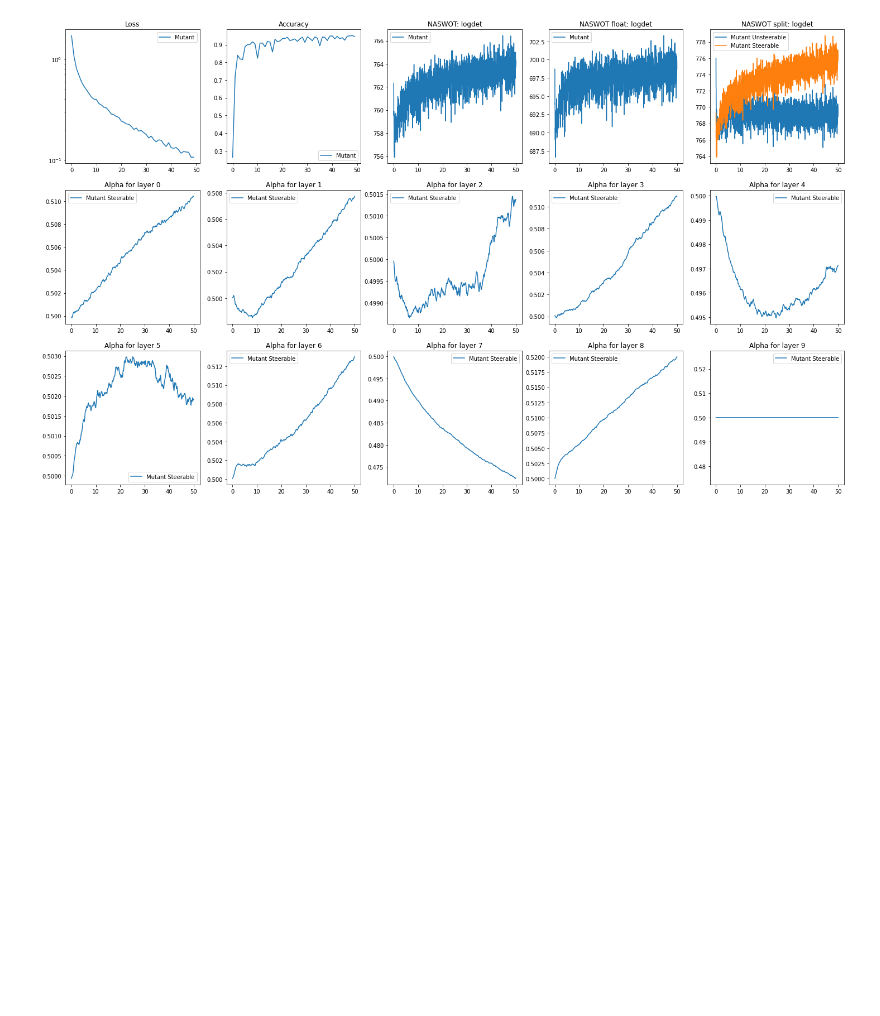
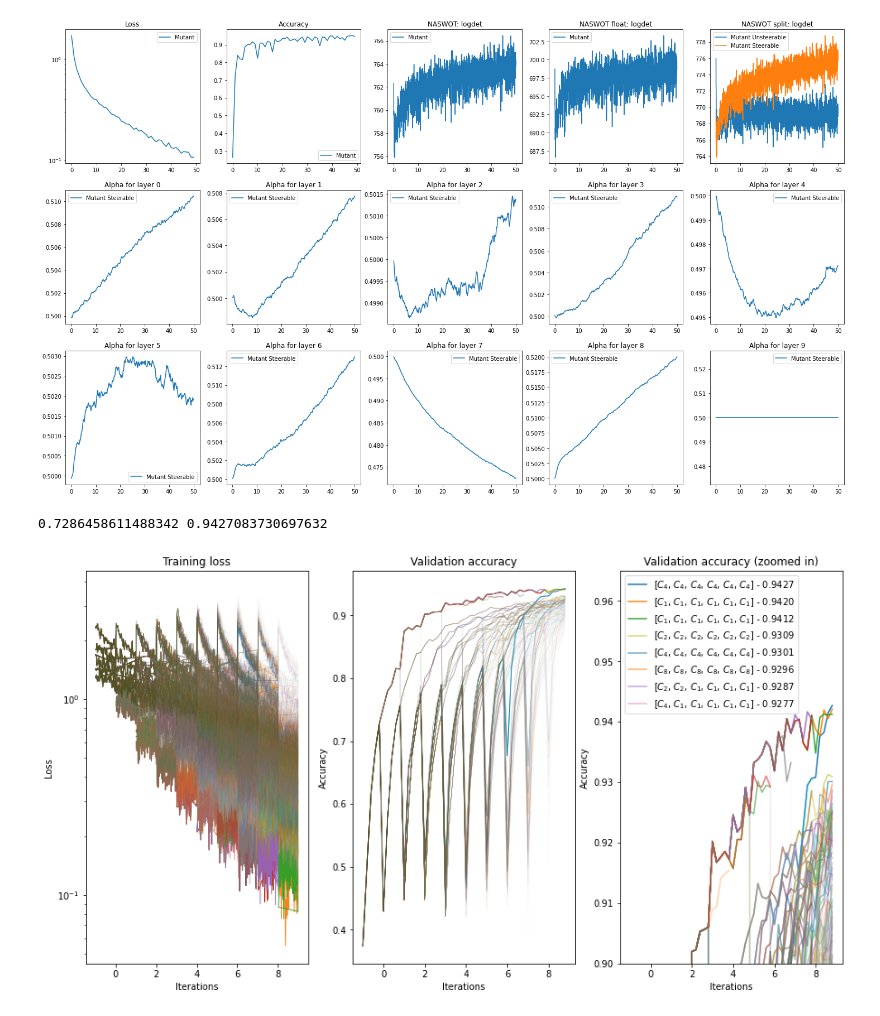
Before and after one commit to k8lion/equiNAS, a Jupyter notebook: plot.ipynb, the cells around one changed output. Saved outputs shown, nothing was run; the diff lists cells and outputs as text; code cells hidden in the pictures; blank space fills up the shorter version.

```diff
--- a/plot.ipynb
+++ b/plot.ipynb
@@ -79,3 +82,49 @@ for l in range(10):
     ax[int(l/5)+1,l%5].set_title('Alpha for layer '+str(l))
 # %% [output]
 [figure]
+# %%
+file='logshc_2022-05-30_17:40:26'
+with open('out/'+file+'.pkl','rb') as savefile:
+    save = pickle.load(savefile)
+# %%
+fig, (ax1, ax2, ax3) = plt.subplots(1, 3, figsize=(15,8))
+accs = [log['validation']['accuracy'][-1] for log in save.values()]
+maxacc = max(accs)
+minacc = min(accs)
+print(minacc, maxacc)
+ax1.set_yscale('log')
+for uuid, log in sorted(save.items(), key=lambda x: x[1]['validation']['accuracy'][-1], reverse=True):
+    if len(log['epochsteps']) > 5 and log['epochsteps'][0] == log['epochsteps'][5]:
+        for i in range(5):
+            log['epochsteps'][i] -= 1
+        for i in range(190):
+            log['trainsteps'][i] -= 1
+    alpha = ((log['validation']['accuracy'][-1]-minacc)/(maxacc-minacc))**8
+    if alpha > 0.55 and log['epochsteps'][-1] > 8:
+        label = str(log["ghistory"][-6:])+" - "+str(log['validation']['accuracy'][-1])[:6]
+        label = label.replace('(0, 0)', '$C_1$')
+        label = label.replace('(0, 1)', '$C_2$')
+        label = label.replace('(0, 2)', '$C_4$')
+        label = label.replace('(0, 3)', '$C_8$')
+    else:
+        label = None
+    if alpha > 0.0:
+        ax1.plot(log['trainsteps'], log['train']['batchloss'], alpha=alpha, linewidth = alpha)
+        ax2.plot(log['epochsteps'], log['validation']['accuracy'], alpha=alpha, linewidth = alpha)
+        ax3.plot(log['epochsteps'], log['validation']['accuracy'], alpha=alpha, label=label)
+ax3.set_ylim(0.9, 0.965)
+ax3.legend(loc='upper left')
+ax1.set_title('Training loss')
+ax2.set_title('Validation accuracy')
+ax3.set_title('Validation accuracy (zoomed in)')
+ax1.set_xlabel('Iterations')
+ax2.set_xlabel('Iterations')
+ax3.set_xlabel('Iterations')
+ax1.set_ylabel('Loss')
+ax2.set_ylabel('Accuracy')
+ax3.set_ylabel('Accuracy')
+
+plt.savefig('out/'+file+'.png')
+# %% [output]
+0.7286458611488342 0.9427083730697632
+[figure, added]
```
Also changed, not shown: parts of 1 cell of this notebook, 2 other files.
